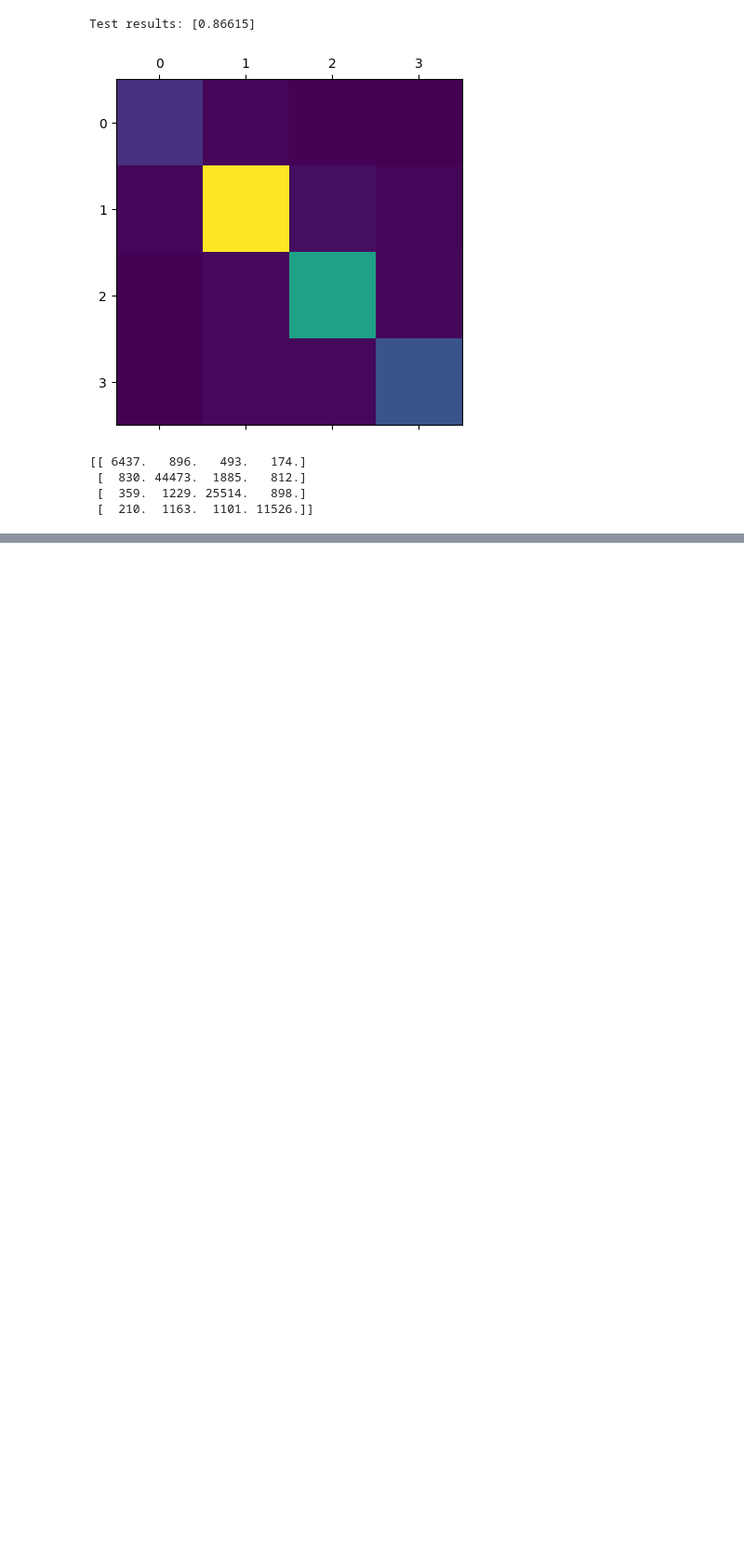
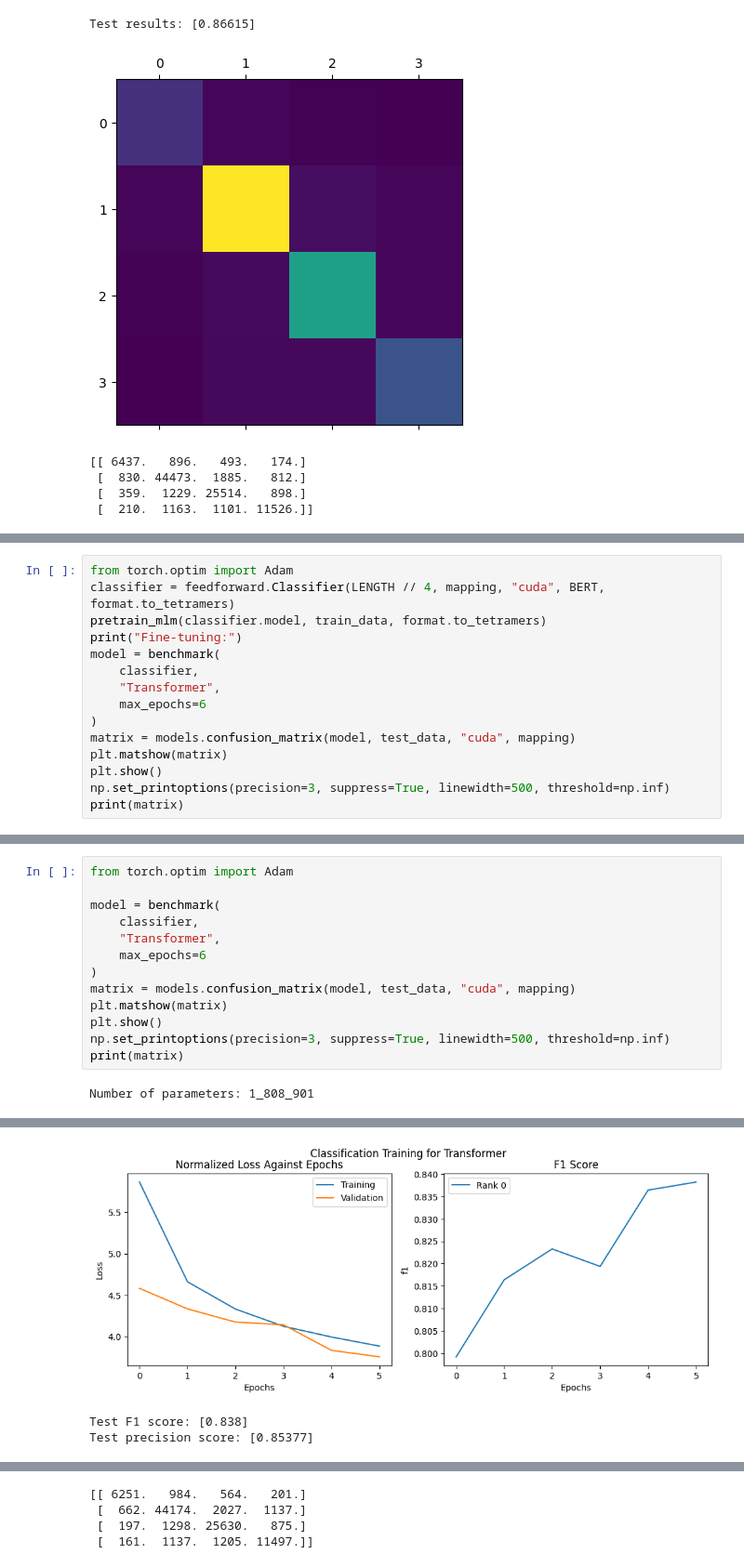
Before and after one commit to Vincent-Therrien/stelaro, a Jupyter notebook: demonstrations/data_processing.ipynb, the cells around one changed output, grey strips where cells are left out. Shown: that part at 93% size. Drawn from its saved outputs; the diff is of its cells as text; blank space fills up the shorter version.

Commit message:
Implement BERT

```diff
--- a/demonstrations/data_processing.ipynb
+++ b/demonstrations/data_processing.ipynb
@@ -1100,0 +1282,15 @@ Test results: [0.86615]
+# %%
+from torch.optim import Adam
+classifier = feedforward.Classifier(LENGTH // 4, mapping, "cuda", BERT, format.to_tetramers)
+pretrain_mlm(classifier.model, train_data, format.to_tetramers)
+print("Fine-tuning:")
+model = benchmark(
+    classifier,
+    "Transformer",
+    max_epochs=6
+)
+matrix = models.confusion_matrix(model, test_data, "cuda", mapping)
+plt.matshow(matrix)
+plt.show()
+np.set_printoptions(precision=3, suppress=True, linewidth=500, threshold=np.inf)
+print(matrix)
@@ -1100,0 +1305,15 @@ Test results: [0.86615]
+# %%
+from torch.optim import Adam
+
+model = benchmark(
+    classifier,
+    "Transformer",
+    max_epochs=6
+)
+matrix = models.confusion_matrix(model, test_data, "cuda", mapping)
+plt.matshow(matrix)
+plt.show()
+np.set_printoptions(precision=3, suppress=True, linewidth=500, threshold=np.inf)
+print(matrix)
+# %% [output]
+Number of parameters: 1_808_901
@@ -1100,0 +1327,3 @@ Test results: [0.86615]
+[figure, added]
+Test F1 score: [0.838]
+Test precision score: [0.85377]
@@ -1100,0 +1331,4 @@ Test results: [0.86615]
+[[ 6251.   984.   564.   201.]
+ [  662. 44174.  2027.  1137.]
+ [  197.  1298. 25630.   875.]
+ [  161.  1137.  1205. 11497.]]
```
Also changed, not shown: parts of 5 cells of this notebook.
